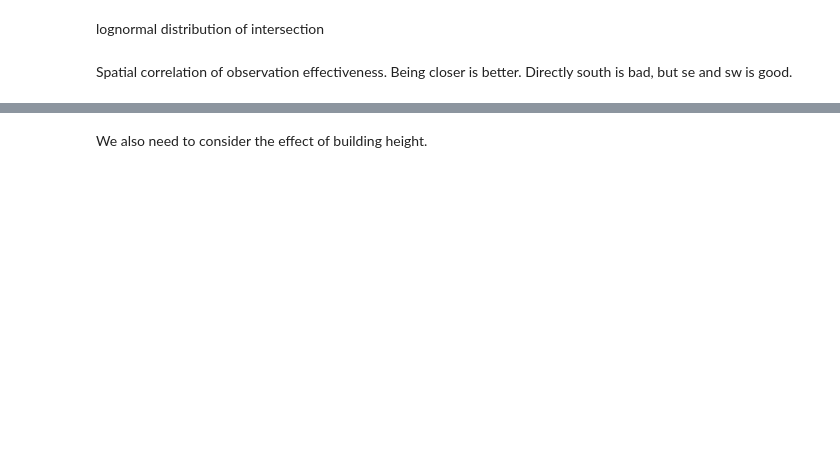
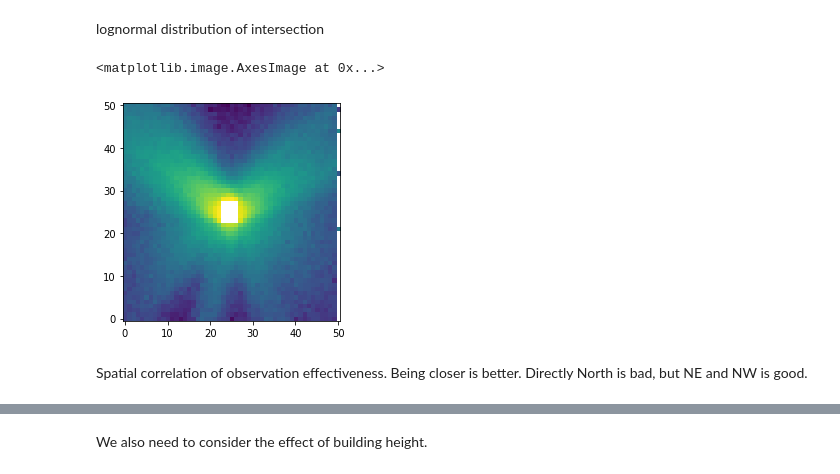
Before and after one commit to Indicative-Data-Science/samplesize, a Jupyter notebook: src/collection.ipynb, the cells around one changed output, grey strips where cells are left out. Saved outputs shown, nothing was run; the diff lists cells and outputs as text; code cells hidden in the pictures; blank space fills up the shorter version.

```diff
--- a/src/collection.ipynb
+++ b/src/collection.ipynb
@@ -42,8 +102,11 @@ sns.histplot(a.flatten())
 # %% [markdown]
 lognormal distribution of intersection
 # %%
-plt.imshow(a)
+plt.imshow(a,origin='lower')
+# %% [output]
+<matplotlib.image.AxesImage at 0x...>
+[figure, added]
 # %% [markdown]
-Spatial correlation of observation effectiveness. Being closer is better. Directly south is bad, but se and sw is good.
+Spatial correlation of observation effectiveness. Being closer is better. Directly North is bad, but NE and NW is good.
 # %%
 plt.plot((1-obs.z.isna()).groupby(pd.cut(obs.d_building,100)).mean())
```
Also changed, not shown: parts of 28 cells of this notebook, 4 other files.
